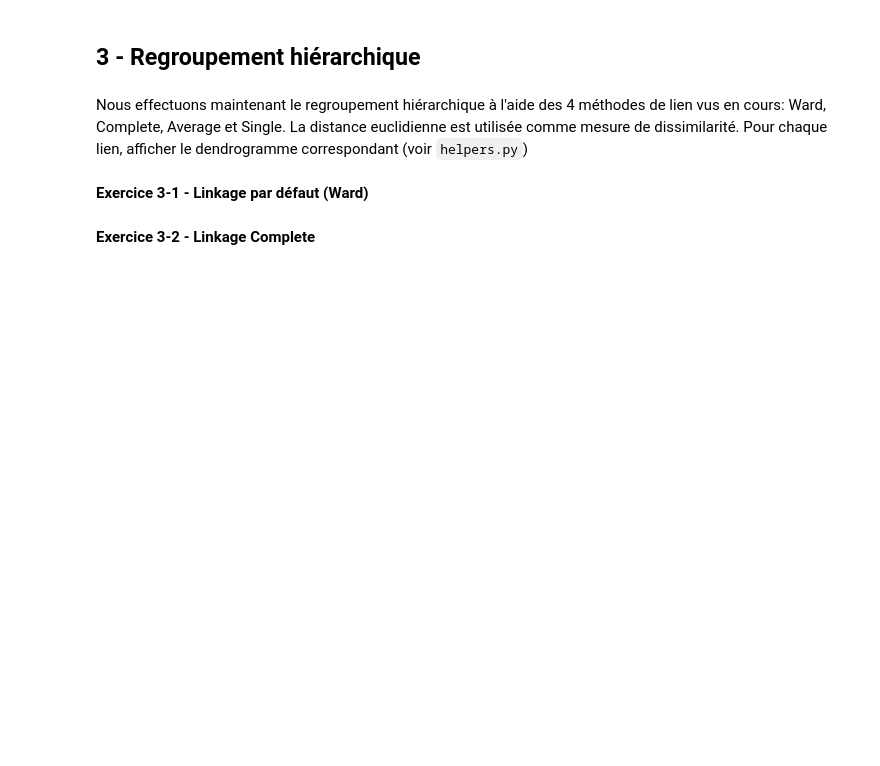
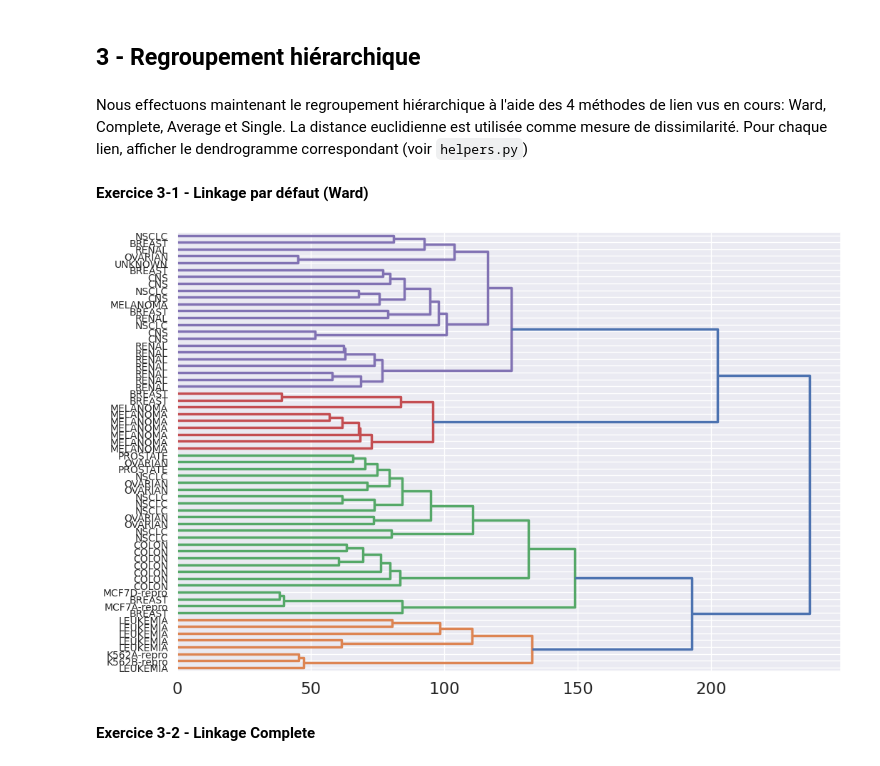
Before and after one commit to rennyatwork/420-a58-sf-gr-12060, a Jupyter notebook: nbs/01-03-regroupement-hierarchique/01-03.ipynb, the cells around one changed output. Saved outputs shown, nothing was run; the diff lists cells and outputs as text; code cells hidden in the pictures; blank space fills up the shorter version.

```diff
--- a/nbs/01-03-regroupement-hierarchique/01-03.ipynb
+++ b/nbs/01-03-regroupement-hierarchique/01-03.ipynb
@@ -99,5 +108,13 @@ Nous effectuons maintenant le regroupement hiérarchique à l'aide des 4 méthod
 **Exercice 3-1 - Linkage par défaut (Ward)**
 # %%
 # Compléter cette cellule ~ 2 lignes de code
+from sklearn.cluster import AgglomerativeClustering
+from helpers import plot_dendrogram
+
+clust_ward = AgglomerativeClustering(distance_threshold=0, n_clusters=None).fit(nci60)
+# %%
+plot_dendrogram(clust_ward, orientation='right', labels=nci60_labels['x'].values, leaf_font_size=10)
+# %% [output]
+[figure, added]
 # %% [markdown]
 **Exercice 3-2 - Linkage Complete**
```
Also changed, not shown: parts of 10 cells of this notebook.
